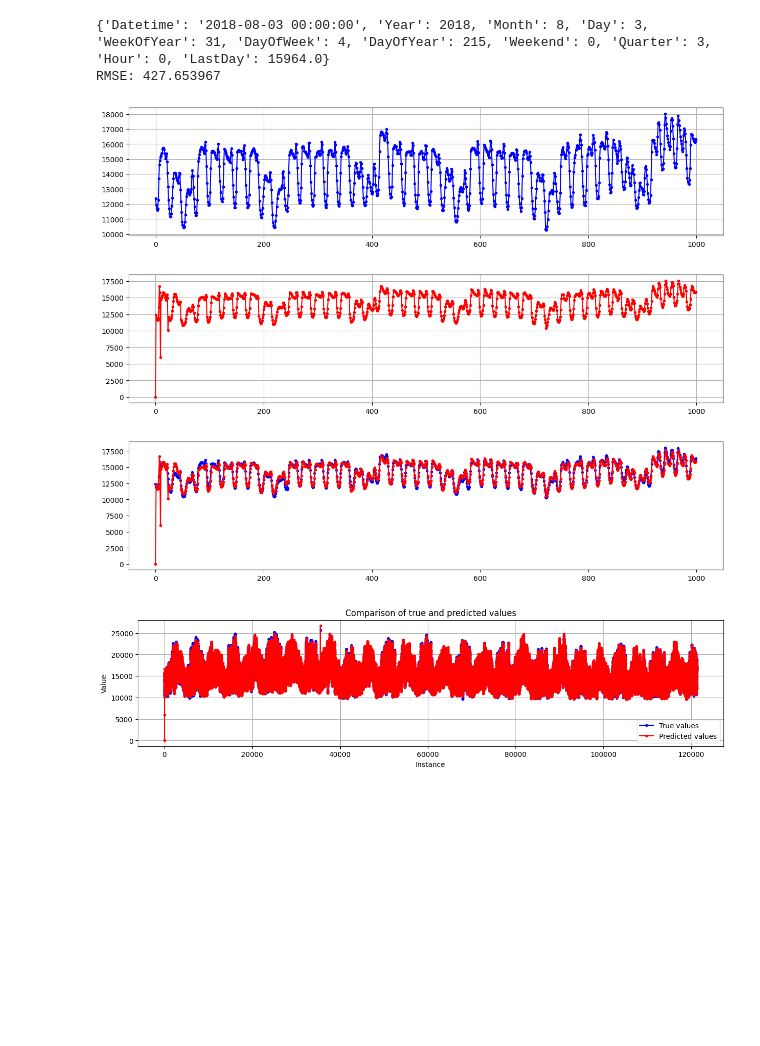
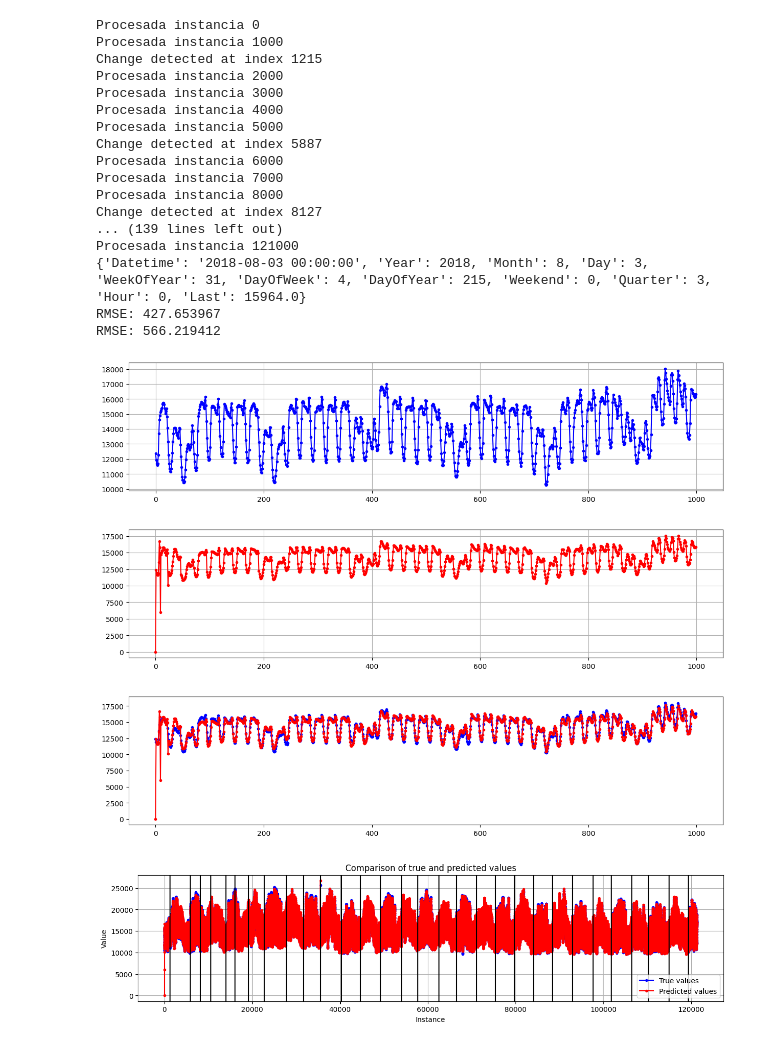
Before and after one commit to rubitopato/ML2_Practice, a Jupyter notebook: ML2_Project/modelo_streaming/preprocessing.ipynb, the cells around one changed output. Cells and saved outputs as stored; diff of their text form; code cells hidden in the pictures; blank space fills up the shorter version.

Commit message:
concept_drift hecho (quiza)

```diff
--- a/ML2_Project/modelo_streaming/preprocessing.ipynb
+++ b/ML2_Project/modelo_streaming/preprocessing.ipynb
@@ -8,9 +8,10 @@ df_sorted = data.sort_values(by='Datetime', ascending=True, ignore_index=True)
 df_sorted.to_csv("../dataset/AEP_hourly.csv", index=False)
 # %%
 from river import stream, compose, preprocessing, evaluate, metrics, linear_model, utils, stats, feature_extraction
-from river.tree import HoeffdingTreeClassifier
+from river.tree import HoeffdingTreeRegressor
 import datetime
 import matplotlib.pyplot as plt
+from river.drift import PageHinkley, KSWIN, ADWIN
 
 dataset_path = "../dataset/AEP_hourly.csv"
 
@@ -21,7 +22,7 @@ def float_converter(a):
         a=None
     return a
 
-past_metrics = {"LastDay": 0}
+past_metrics = {"Last": 0}
 
 def divide_date(x):#feature enginnering
     try:
@@ -35,7 +36,7 @@ def divide_date(x):#feature enginnering
         x["Weekend"]= int(dt.weekday() >= 5)
         x["Quarter"]=int((dt.month - 1) // 3 + 1)
         x["Hour"]=dt.hour
-        x["LastDay"]=past_metrics["LastDay"]
+        x["Last"]=past_metrics["Last"]
     except:
         x["Year"] = None
         x["Month"] = None
@@ -46,7 +47,7 @@ def divide_date(x):#feature enginnering
         x["Weekend"] = None
         x["Quarter"] = None
         x["Hour"] = None
-        x["LastDay"] = None
+        x["Last"] = None
     return x
 
 energy_consumption = stream.iter_csv(dataset_path, target="AEP_MW", drop_nones=True, converters={'AEP_MW':float_converter})
@@ -60,20 +61,38 @@ model = compose.Pipeline(
     ('drop_non_features', compose.Discard('Datetime')),
     ('lin_reg', linear_model.BayesianLinearRegression())
 )
-
+drift_detector = ADWIN(delta=0.0000000001)
+drifts = []
 metric = metrics.RMSE()
+metric2 = metrics.RMSE()
 y_trues = []
 y_preds = []
+i=0
+previous_value = 0
 for x, y in energy_consumption:
-    y_pred = model.predict_one(x)
-    model.learn_one(x, y)
-    metric.update(y, y_pred)
-    past_metrics["LastDay"] = y
-    y_trues.append(y)
-    y_preds.append(y_pred)
+    if i % 1 == 0:
+        y_pred = model.predict_one(x)
+        model.learn_one(x, y)
+        metric.update(y, y_pred)
+        metric2.update(y, previous_value)
+        past_metrics["Last"] = y
+        previous_value = y
+        y_trues.append(y)
+        y_preds.append(y_pred)
+        error = abs(y - y_pred)
+        drift_detector.update(error)   # Data is processed one sample at a time
+        if drift_detector.drift_detected:
+            # The drift detector indicates after each sample if there is a drift in the data
+            print(f'Change detected at index {i}')
+            drifts.append(i)
+
+    if i % 1000 == 0:
+        print(f'Procesada instancia {i}')
+    i+=1
 
 print(x)
 print(metric)
+print(metric2)
 
 plt.figure(figsize=(15,15))
 plt.subplot(4,1,1)
@@ -82,32 +101,50 @@ plt.grid(True)
 
 plt.figure(figsize=(15,15))
 plt.subplot(4,1,2)
 plt.plot(y_preds[:1000], marker='.', linestyle='-', color='r', label='Predicted values')
 plt.grid(True)
 
 plt.figure(figsize=(15,15))
 plt.subplot(4,1,3)
 plt.plot(y_trues[:1000], marker='.', linestyle='-', color='b', label='True values')
 plt.plot(y_preds[:1000], marker='.', linestyle='-', color='r', label='Predicted values')
 
 plt.figure(figsize=(15,15))
 plt.subplot(4,1,4)
 plt.plot(y_trues, marker='.', linestyle='-', color='b', label='True values')
 plt.plot(y_preds, marker='.', linestyle='-', color='r', label='Predicted values')
+if drifts is not None:
+    for drift_detected in drifts:
+        plt.axvline(drift_detected, color='black')
 
 # Personalización
 plt.title('Comparison of true and predicted values')
 plt.xlabel('Instance')
 plt.ylabel('Value')
 plt.grid(True)
 plt.legend()
 
 # Mostrar la gráfica
 plt.show()
 # %% [output]
-{'Datetime': '2018-08-03 00:00:00', 'Year': 2018, 'Month': 8, 'Day': 3, 'WeekOfYear': 31, 'DayOfWeek': 4, 'DayOfYear': 215, 'Weekend': 0, 'Quarter': 3, 'Hour': 0, 'LastDay': 15964.0}
+Procesada instancia 0
+Procesada instancia 1000
+Change detected at index 1215
+Procesada instancia 2000
+Procesada instancia 3000
+Procesada instancia 4000
+Procesada instancia 5000
+Change detected at index 5887
+Procesada instancia 6000
+Procesada instancia 7000
+Procesada instancia 8000
+Change detected at index 8127
+... (139 lines left out)
+Procesada instancia 121000
+{'Datetime': '2018-08-03 00:00:00', 'Year': 2018, 'Month': 8, 'Day': 3, 'WeekOfYear': 31, 'DayOfWeek': 4, 'DayOfYear': 215, 'Weekend': 0, 'Quarter': 3, 'Hour': 0, 'Last': 15964.0}
 RMSE: 427.653967
+RMSE: 566.219412
 [figure]
 [figure]
 [figure]
-[figure, old version]
+[figure, new version]
```
